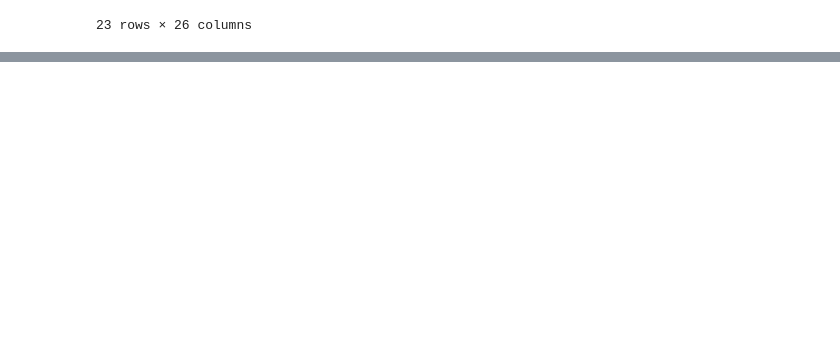
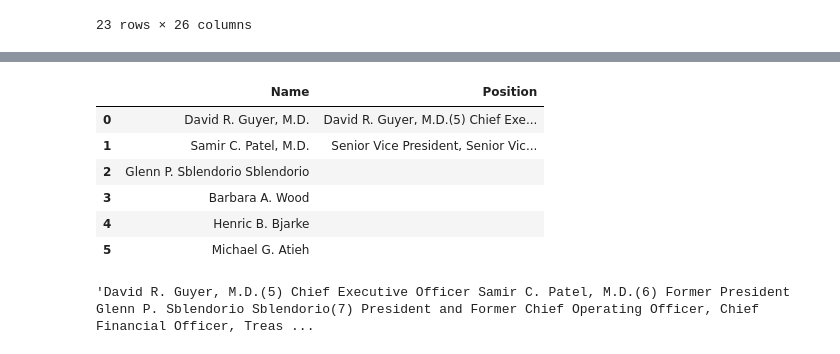
Before and after one commit to mooredj565/python_scripts, a Jupyter notebook: DEF14A Scraper.ipynb, the cells around one changed output, grey strips where cells are left out. Cells and saved outputs as stored; diff of their text form; code cells hidden in the pictures; blank space fills up the shorter version.

```diff
--- a/DEF14A Scraper.ipynb
+++ b/DEF14A Scraper.ipynb
@@ -136,0 +138,20 @@ IndexError: ('tuple index out of range', 'occurred at index 0')
+# %%
+#creating NEO name/position lists - done after table format
+#will need to grab posisitons from SCTo
+#consider making a version that chops off duplicate names, middle initial, endings like M.D.
+
+NEO_Names = []
+
+
+for i in range(0,SCT.shape[0]):
+    if SCT.iloc[i,1] == SCT.iloc[:,1].max():
+        NEO_Names.append(SCT.iloc[i,0])
+
+
+NEO_Combine = pd.DataFrame(NEO_Names)
+NEO_Combine.columns = ['Name']
+SCTo_Positions = SCTo.iloc[:,0].dropna()
+NEO_Combine['Position'] = ''
+SCTo_Positions = SCTo_Positions.reset_index(drop=True)
+SCTo_Positions
+#NEO_Combine
@@ -136,0 +176,25 @@ IndexError: ('tuple index out of range', 'occurred at index 0')
+# %%
+NEO_Combine['Position'] = ''
+
+k = 0
+skip = 0
+
+for i in range(1, len(SCTo_Positions)):
+    if SCTo_Positions[i] in NEO_Names != -1:
+        k = k + 1
+        i = i + 1
+    if NEO_Combine.iloc[k,1] == '':
+            NEO_Combine.iloc[k,1] = SCTo_Positions[i]
+    else:
+        NEO_Combine.iloc[k,1] = NEO_Combine.iloc[k,1] + ' ' + SCTo_Positions[i]
+
+
+NEO_Combine
+# %% [output]
+|  | Name | Position |
+| 0 | David R. Guyer, M.D. | David R. Guyer, M.D.(5) Chief Exe... |
+| 1 | Samir C. Patel, M.D. | Senior Vice President, Senior Vic... |
+| 2 | Glenn P. Sblendorio Sblendorio |  |
+| 3 | Barbara A. Wood |  |
+| 4 | Henric B. Bjarke |  |
+| 5 | Michael G. Atieh |  |
@@ -136,0 +213,4 @@ IndexError: ('tuple index out of range', 'occurred at index 0')
+# %%
+NEO_Combine.iloc[0,1]
+# %% [output]
+'David R. Guyer, M.D.(5) Chief Executive Officer Samir C. Patel, M.D.(6) Former President Glenn P. Sblendorio Sblendorio(7) President and Former Chief Operating Officer, Chief Financial Officer, Treas ...
```
Also changed, not shown: parts of 6 cells of this notebook.
